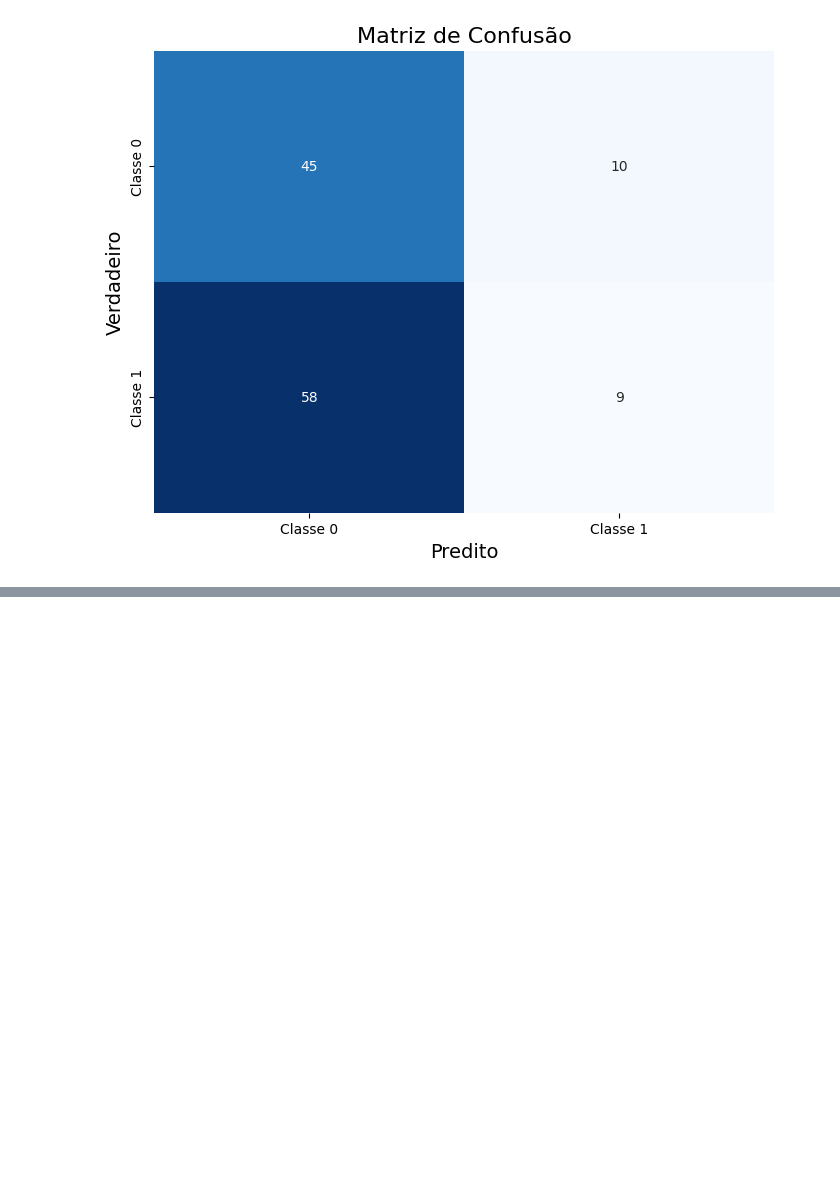
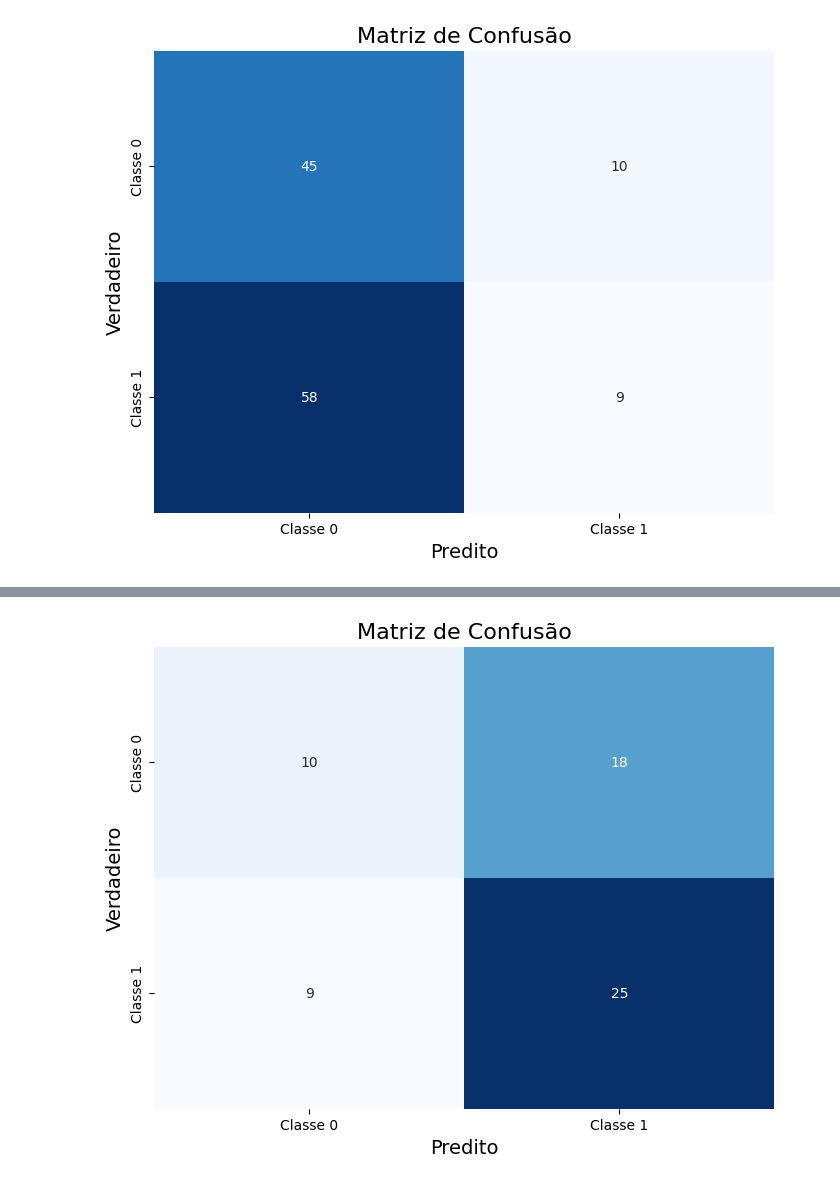
Before and after one commit to jcfl1/Stock-Prices-Prediction, a Jupyter notebook: xgboost.ipynb, the cells around one changed output, grey strips where cells are left out. Drawn from its saved outputs; the diff is of its cells as text; code cells hidden in the pictures; blank space fills up the shorter version.

```diff
--- a/xgboost.ipynb
+++ b/xgboost.ipynb
@@ -496,0 +503,6 @@ Os resultados melhoraram! Mas ainda assim, a acurácia permanece menor do que 50
+# %%
+X_petr4_train_until_2023_03_01 = df_petr4_train_until_2023_03_01.drop(['hasRise', 'Date'], axis='columns')
+y_petr4_train_until_2023_03_01 = df_petr4_train_until_2023_03_01['hasRise']
+
+X_petr4_test_from_2023_03_01 = df_petr4_test_from_2023_03_01.drop(['hasRise', 'Date'], axis='columns')
+y_petr4_test_from_2023_03_01 = df_petr4_test_from_2023_03_01['hasRise']
@@ -496,0 +516,4 @@ Os resultados melhoraram! Mas ainda assim, a acurácia permanece menor do que 50
+# %%
+# Dropping highly correlated columns
+X_petr4_train_until_2023_03_01_reduced = X_petr4_train_until_2023_03_01.drop(f2drop, axis='columns')
+X_petr4_test_from_2023_03_01_reduced = X_petr4_test_from_2023_03_01.drop(f2drop, axis='columns')
@@ -537,0 +576,6 @@ automl.fit(X_petr4_train_norm.to_numpy().astype(float),hasRise_petr4_train.to_nu
+# %%
+best_params = {'eta': 0.010685693006271493, 'max_depth': 5, 'lambda': 2.7037154767052773}
+model = XGBClassifier(**best_params)
+
+# Treinando o modelo no conjunto de treinamento completo
+model = model.fit(X_petr4_train_until_2023_03_01_reduced, y_petr4_train_until_2023_03_01)
@@ -537,0 +594,5 @@ automl.fit(X_petr4_train_norm.to_numpy().astype(float),hasRise_petr4_train.to_nu
+# %%
+# Avaliando o modelo
+y_pred = model.predict(X_petr4_test_from_2023_03_01_reduced)
+report = classification_report(y_petr4_test_from_2023_03_01, y_pred, digits=4)
+print(report)
@@ -537,0 +608,4 @@ automl.fit(X_petr4_train_norm.to_numpy().astype(float),hasRise_petr4_train.to_nu
+# %%
+plot_confusion_matrix(y_petr4_test_from_2023_03_01, y_pred)
+# %% [output]
+[figure, added]
```
Also changed, not shown: parts of 31 cells of this notebook, 7 other files.
